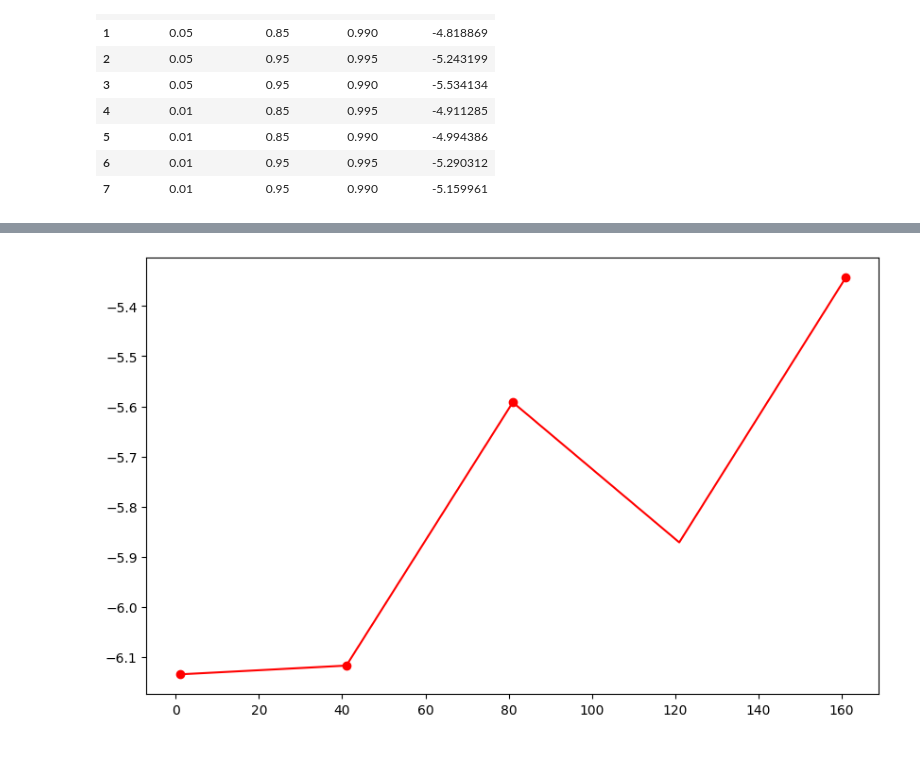
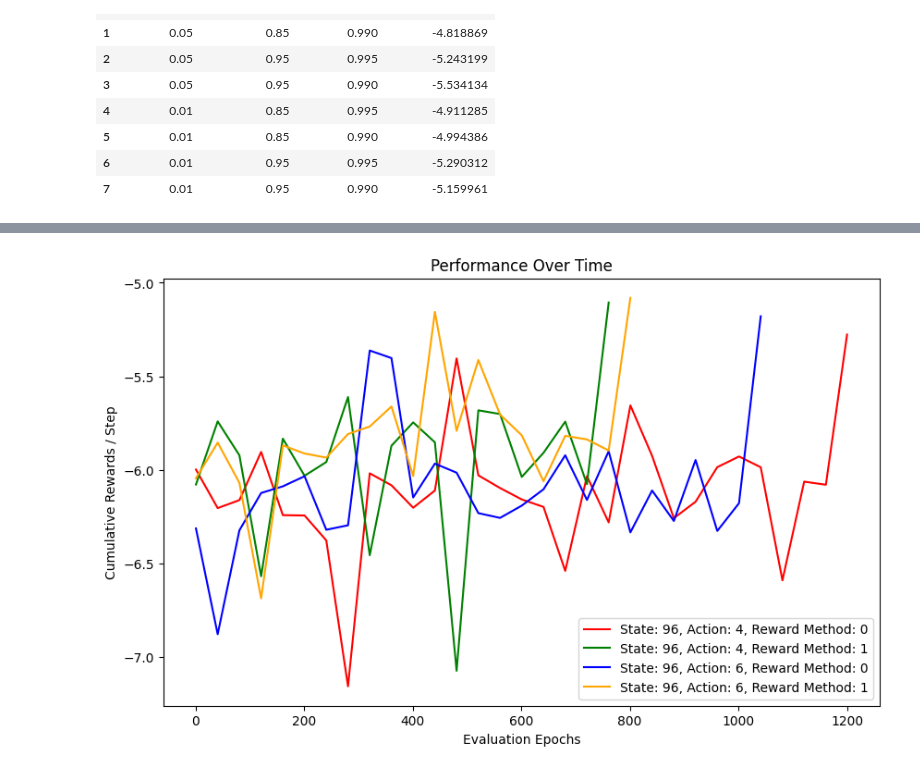
Before and after one commit to shayanshafquat/Group-A9, a Jupyter notebook: results.ipynb, the cells around one changed output, grey strips where cells are left out. Cells and saved outputs as stored; diff of their text form; code cells hidden in the pictures.

Commit message:
results notebook final

```diff
--- a/results.ipynb
+++ b/results.ipynb
@@ -110,3 +7,0 @@ np.hypot(0.35,0.3)
-# %%
-filename = "dqn_controller_499.npz"
-data = np.load(filename)
@@ -195,3 +7,0 @@ class Drone():
-# %%
-filename = "heuristic_controller_parameters.npy"
-data = np.load(filename)
@@ -276,9 +7,0 @@ def get_state(target_):
-# %%
-import json
-
-# Load the parameters from the JSON file
-with open('./Results/tuning/all_best_parameters_heuristic_2.json', 'r') as file:
-    data = json.load(file)
-
-sorted_data = sorted(data, key=lambda x: x['performance'], reverse=True)
-top_3_parameters = sorted_data[:3]
@@ -751,47 +325,55 @@ import matplotlib.pyplot as plt
 import numpy as np
 import pandas as pd
 
-# Define colors for each state-action pair
+# Assuming best_hyperparams is already defined and loaded
+
+# Initialize the figure
+plt.figure(figsize=(10, 6))
+
+# Define colors for each combination of state-action pair and reward method
 colors = {
-    (96, 4): 'red',
-    (96, 6): 'blue',
-    (384, 4): 'green',
-    (384, 6): 'orange'
+    (96, 4, 0): 'red',
+    (96, 6, 0): 'blue',
+    (96, 4, 1): 'green',
+    (96, 6, 1): 'orange'
 }
 
-plt.figure(figsize=(10, 6))
+# Define the state and action sizes to plot
+state_action_pairs = [(96, 4), (96, 6)]
 
-for index, row in best_hyperparams.iterrows():
-    state_size = row['state_size']
-    action_size = row['action_size']
-    lr = row['learning_rate']
-    df = row['discount_factor']
-    ed = row['epsilon_decay']
-    best_performance = row['cumulative_rewards_per_step']
+# Loop through each state-action pair
+for state_size, action_size in state_action_pairs:
+    for r in [0, 1]:  # Loop through reward methods directly
+        # Filter for the specific state size, action size, and reward method
+        best_hyperparams_filtered = best_hyperparams[(best_hyperparams['state_size'] == state_size) &
+                                                      (best_hyperparams['action_size'] == action_size) &
+                                                      (best_hyperparams['reward_method'] == r)]
 
-    # Construct the file name and load the data
-    file_name = f"./Results/q-learning/lr{lr}_df{df}_ed{ed}_{int(state_size)}_{int(action_size)}.npy"
-    data = np.load(file_name)
+        for index, row in best_hyperparams_filtered.iterrows():
+            lr = row['learning_rate']
+            df = row['discount_factor']
+            ed = row['epsilon_decay']
+            best_performance = row['cumulative_rewards_per_step']
 
-    # Extract epochs and cumulative rewards
-    epochs = data[:, 0]
-    cumulative_rewards = data[:, 1]
+            # Construct the file name and load the data
+            file_name = f"./Results/q-learning/lr{lr}_df{df}_ed{ed}_{int(state_size)}_{int(action_size)}_{r}.npy"
+            data = np.load(file_name)
 
-    # Find the epoch where the best performance is first achieved or exceeded
-    target_epoch_index = np.argmax(cumulative_rewards >= best_performance)
-    if cumulative_rewards[target_epoch_index] < best_performance:
-        target_epoch_index = len(epochs) - 1  # Use the full range if the target is not reached
+            # Extract epochs and cumulative rewards
+            epochs = data[:, 0]
+            cumulative_rewards = data[:, 1]
 
-    # Plotting only up to the target_epoch_index
-    plt.plot(epochs[:target_epoch_index + 1], cumulative_rewards[:target_epoch_index + 1], color=colors[(state_size, action_size)], label=f"State: {state_size}, Action: {action_size}")
+            # Find the epoch where the best performance is first achieved or exceeded
+            target_epoch_index = np.argmax(cumulative_rewards >= best_performance)
+            if cumulative_rewards[target_epoch_index] < best_performance:
+                target_epoch_index = len(epochs) - 1  # Use the full range if the target is not reached
 
-    # Mark improvements
-    last_best_performance = float('-inf')
-    for epoch, reward in zip(epochs[:target_epoch_index + 1], cumulative_rewards[:target_epoch_index + 1]):
-        if reward > last_best_performance:
-            plt.scatter(epoch, reward, color=colors[(state_size, action_size)], marker='o')
-            last_best_performance = reward
+            # Plotting only up to the target_epoch_index
+            plt.plot(epochs[:target_epoch_index + 1], cumulative_rewards[:target_epoch_index + 1], color=colors[(state_size, action_size, r)], label=f"State: {state_size}, Action: {action_size}, Reward Method: {r}")
 
+            # Optionally mark improvements - omitted for clarity
+
+# Finalize the plot
 plt.xlabel("Evaluation Epochs")
 plt.ylabel("Cumulative Rewards / Step")
 plt.title("Performance Over Time")
@@ -802,4 +383,4 @@ FileNotFoundError: [Errno 2] No such file or directory: './Results/q-learning/lr
-[figure, old version]
+[figure, new version]
 # %%
 Running training 5/8 with learning rate=0.01, discount factor=0.85, epsilon decay=0.995. state size=96, Action siz=4
 Running training 2/8 with learning rate=0.05, discount factor=0.85, epsilon decay=0.99. state size=384, Action siz=4
```
Also changed, not shown: parts of 41 cells of this notebook.
